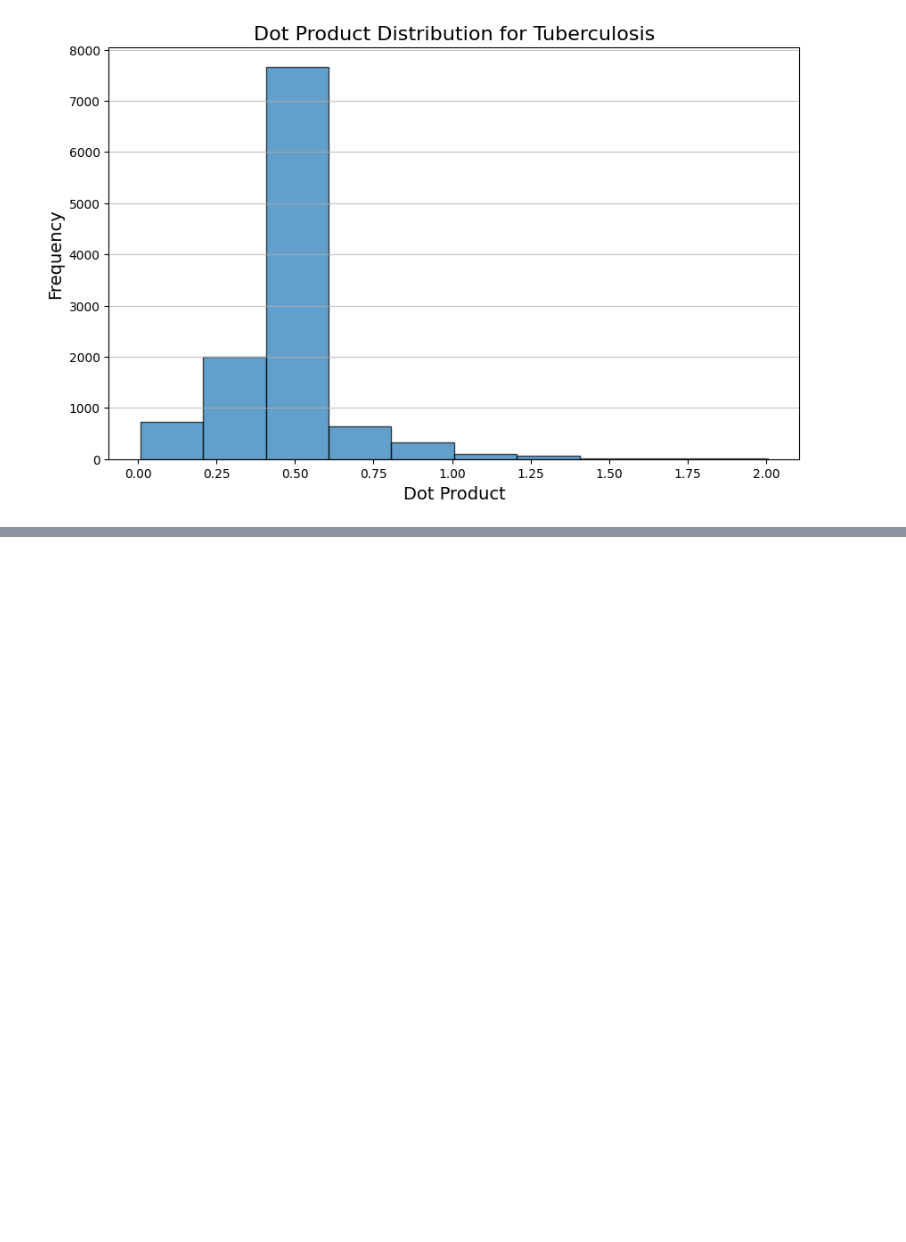
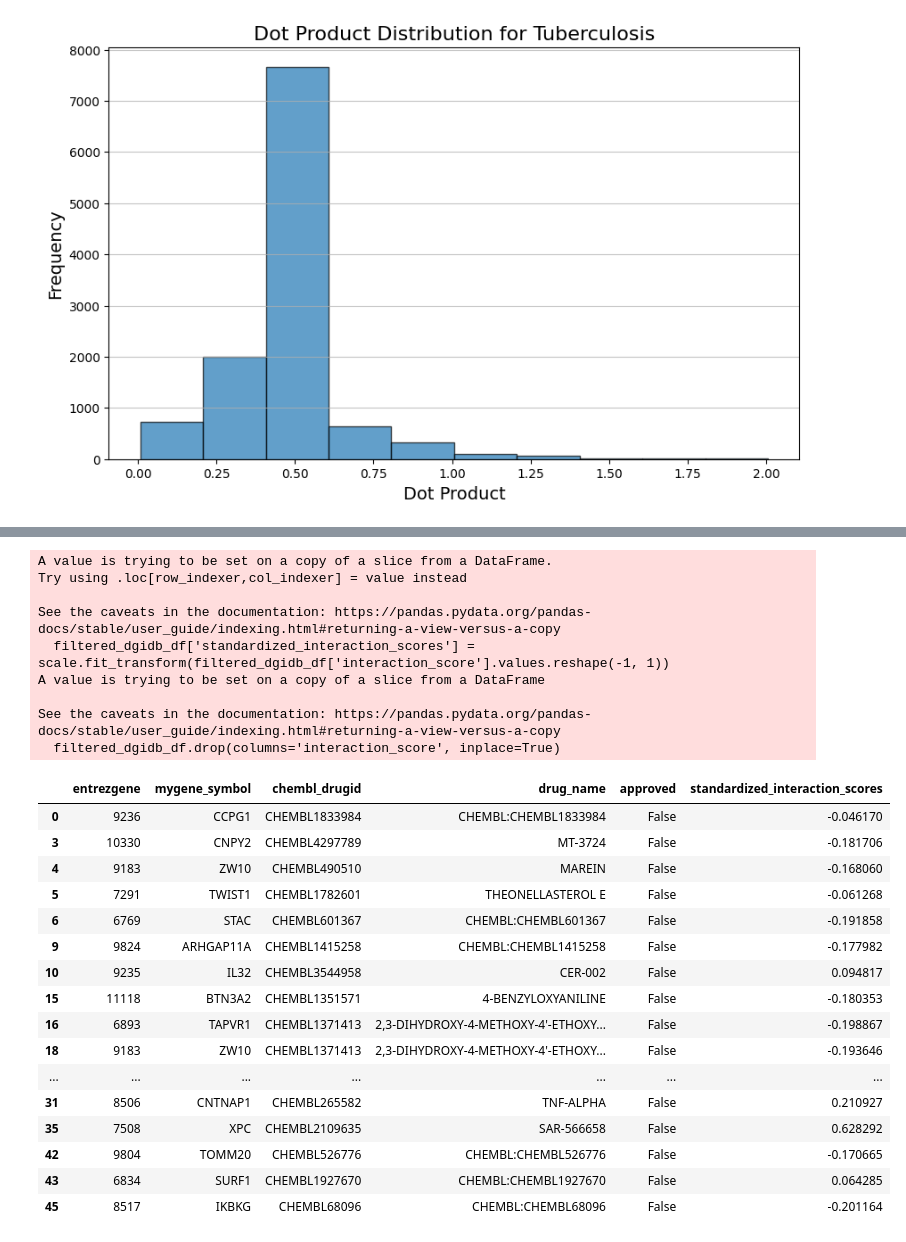
Before and after one commit to kay15vl/ReDrugGraph, a Jupyter notebook: scripts/gnn_implementation.ipynb, the cells around one changed output, grey strips where cells are left out. Cells and saved outputs as stored; diff of their text form; code cells hidden in the pictures; blank space fills up the shorter version.

```diff
--- a/scripts/gnn_implementation.ipynb
+++ b/scripts/gnn_implementation.ipynb
@@ -1067,0 +1125,4 @@ plt.show()
+# %%
+# we need to filter out the genes that are only in the final GAE results of the gene predictions
+unique_genes = np.unique(gae_ranked_edge_list[:, 1])
+unique_genes
@@ -1067,0 +1131,5 @@ plt.show()
+# %%
+filtered_dgidb_df = dgidb_data[dgidb_data['entrezgene'].isin(unique_genes)]
+
+print("Filtered DataFrame:")
+filtered_dgidb_df
@@ -1067,0 +1151,37 @@ plt.show()
+# %%
+# scale the interaction scores
+# Scale confidence values to improve model performance
+
+scale = StandardScaler()
+filtered_dgidb_df['standardized_interaction_scores'] = scale.fit_transform(filtered_dgidb_df['interaction_score'].values.reshape(-1, 1))
+# drop confidence values column and only keep the standardized values
+filtered_dgidb_df.drop(columns='interaction_score', inplace=True)
+
+filtered_dgidb_df.head(20)
+# %% [output]
+A value is trying to be set on a copy of a slice from a DataFrame.
+Try using .loc[row_indexer,col_indexer] = value instead
+
+See the caveats in the documentation: https://pandas.pydata.org/pandas-docs/stable/user_guide/indexing.html#returning-a-view-versus-a-copy
+  filtered_dgidb_df['standardized_interaction_scores'] = scale.fit_transform(filtered_dgidb_df['interaction_score'].values.reshape(-1, 1))
+A value is trying to be set on a copy of a slice from a DataFrame
+
+See the caveats in the documentation: https://pandas.pydata.org/pandas-docs/stable/user_guide/indexing.html#returning-a-view-versus-a-copy
+  filtered_dgidb_df.drop(columns='interaction_score', inplace=True)
+|  | entrezgene | mygene_symbol | chembl_drugid | drug_name | approved | standardized_interaction_scores |
+| 0 | 9236 | CCPG1 | CHEMBL1833984 | CHEMBL:CHEMBL1833984 | False | -0.046170 |
+| 3 | 10330 | CNPY2 | CHEMBL4297789 | MT-3724 | False | -0.181706 |
+| 4 | 9183 | ZW10 | CHEMBL490510 | MAREIN | False | -0.168060 |
+| 5 | 7291 | TWIST1 | CHEMBL1782601 | THEONELLASTEROL E | False | -0.061268 |
+| 6 | 6769 | STAC | CHEMBL601367 | CHEMBL:CHEMBL601367 | False | -0.191858 |
+| 9 | 9824 | ARHGAP11A | CHEMBL1415258 | CHEMBL:CHEMBL1415258 | False | -0.177982 |
+| 10 | 9235 | IL32 | CHEMBL3544958 | CER-002 | False | 0.094817 |
+| 15 | 11118 | BTN3A2 | CHEMBL1351571 | 4-BENZYLOXYANILINE | False | -0.180353 |
+| 16 | 6893 | TAPVR1 | CHEMBL1371413 | 2,3-DIHYDROXY-4-METHOXY-4'-ETHOXY... | False | -0.198867 |
+| 18 | 9183 | ZW10 | CHEMBL1371413 | 2,3-DIHYDROXY-4-METHOXY-4'-ETHOXY... | False | -0.193646 |
+| ... | ... | ... | ... | ... | ... | ... |
+| 31 | 8506 | CNTNAP1 | CHEMBL265582 | TNF-ALPHA | False | 0.210927 |
+| 35 | 7508 | XPC | CHEMBL2109635 | SAR-566658 | False | 0.628292 |
+| 42 | 9804 | TOMM20 | CHEMBL526776 | CHEMBL:CHEMBL526776 | False | -0.170665 |
+| 43 | 6834 | SURF1 | CHEMBL1927670 | CHEMBL:CHEMBL1927670 | False | 0.064285 |
+| 45 | 8517 | IKBKG | CHEMBL68096 | CHEMBL:CHEMBL68096 | False | -0.201164 |
```
Also changed, not shown: parts of 80 cells of this notebook.
